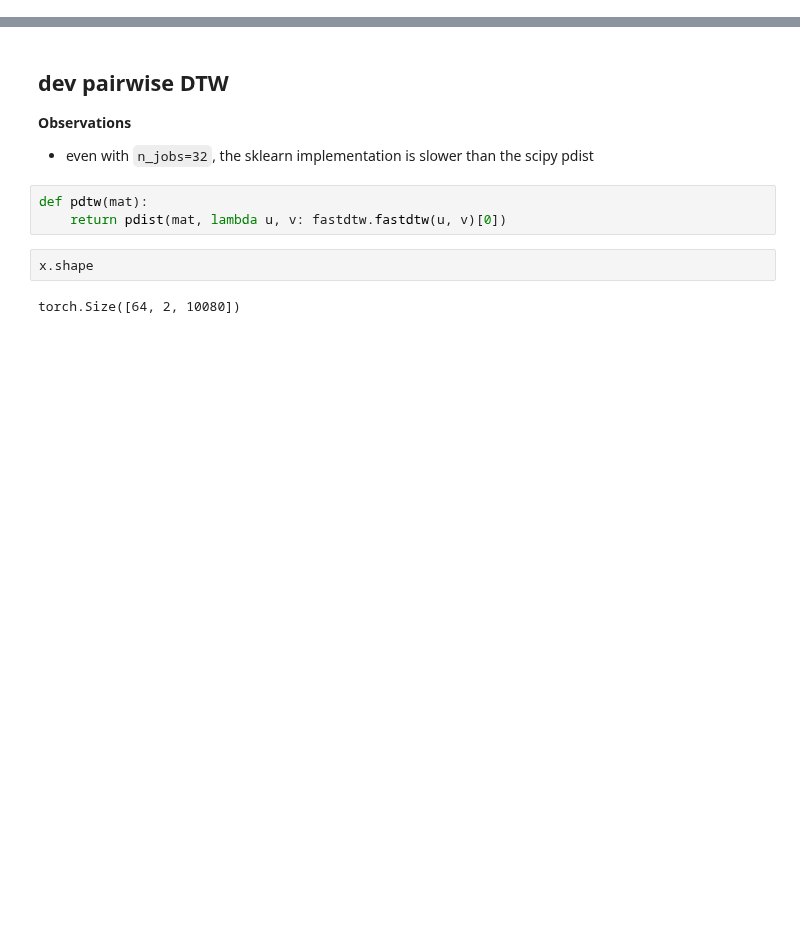
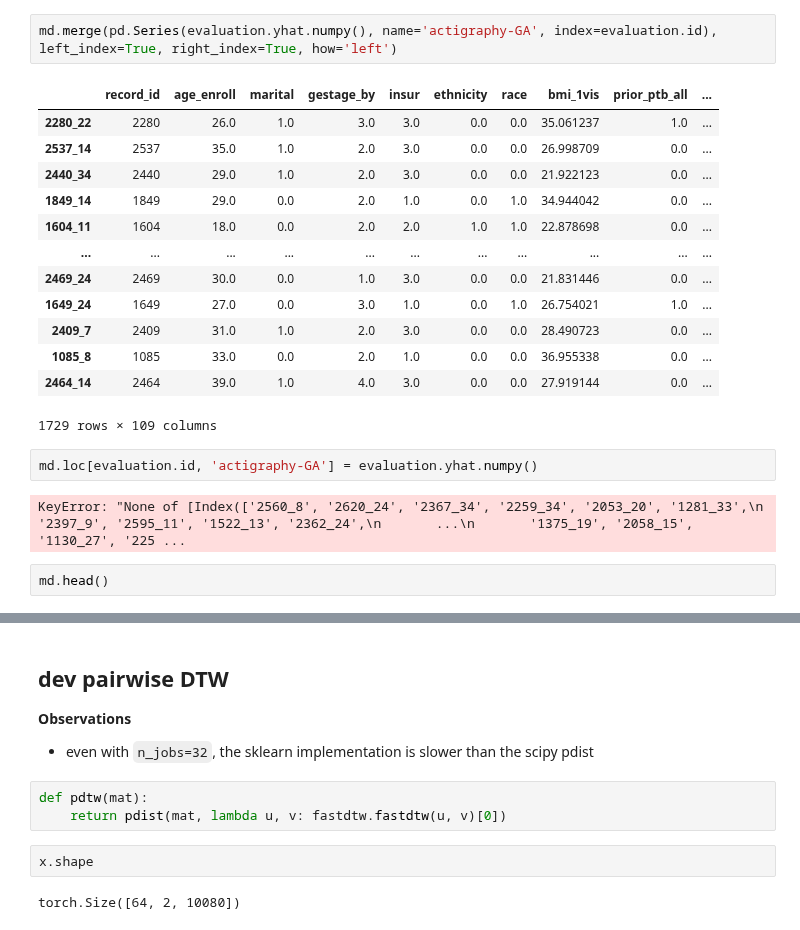
Before and after one commit to nealgravindra/wearables, a Jupyter notebook: notebooks/eval_knndtw_clustering_dev.ipynb, the cells around one changed output, grey strips where cells are left out. Cells and saved outputs as stored; diff of their text form; blank space fills up the shorter version.

```diff
--- a/notebooks/eval_knndtw_clustering_dev.ipynb
+++ b/notebooks/eval_knndtw_clustering_dev.ipynb
@@ -125,0 +147,22 @@ fig.colorbar(im)
+# %%
+md.merge(pd.Series(evaluation.yhat.numpy(), name='actigraphy-GA', index=evaluation.id), left_index=True, right_index=True, how='left')
+# %% [output]
+|  | record_id | age_enroll | marital | gestage_by | insur | ethnicity | race | bmi_1vis | prior_ptb_all | ... |
+| 2280_22 | 2280 | 26.0 | 1.0 | 3.0 | 3.0 | 0.0 | 0.0 | 35.061237 | 1.0 | ... |
+| 2537_14 | 2537 | 35.0 | 1.0 | 2.0 | 3.0 | 0.0 | 0.0 | 26.998709 | 0.0 | ... |
+| 2440_34 | 2440 | 29.0 | 1.0 | 2.0 | 3.0 | 0.0 | 0.0 | 21.922123 | 0.0 | ... |
+| 1849_14 | 1849 | 29.0 | 0.0 | 2.0 | 1.0 | 0.0 | 1.0 | 34.944042 | 0.0 | ... |
+| 1604_11 | 1604 | 18.0 | 0.0 | 2.0 | 2.0 | 1.0 | 1.0 | 22.878698 | 0.0 | ... |
+| ... | ... | ... | ... | ... | ... | ... | ... | ... | ... | ... |
+| 2469_24 | 2469 | 30.0 | 0.0 | 1.0 | 3.0 | 0.0 | 0.0 | 21.831446 | 0.0 | ... |
+| 1649_24 | 1649 | 27.0 | 0.0 | 3.0 | 1.0 | 0.0 | 1.0 | 26.754021 | 1.0 | ... |
+| 2409_7 | 2409 | 31.0 | 1.0 | 2.0 | 3.0 | 0.0 | 0.0 | 28.490723 | 0.0 | ... |
+| 1085_8 | 1085 | 33.0 | 0.0 | 2.0 | 1.0 | 0.0 | 0.0 | 36.955338 | 0.0 | ... |
+| 2464_14 | 2464 | 39.0 | 1.0 | 4.0 | 3.0 | 0.0 | 0.0 | 27.919144 | 0.0 | ... |
+1729 rows × 109 columns
+# %%
+md.loc[evaluation.id, 'actigraphy-GA'] = evaluation.yhat.numpy()
+# %% [output]
+KeyError: "None of [Index(['2560_8', '2620_24', '2367_34', '2259_34', '2053_20', '1281_33',\n       '2397_9', '2595_11', '1522_13', '2362_24',\n       ...\n       '1375_19', '2058_15', '1130_27', '225 ...
+# %%
+md.head()
```
Also changed, not shown: parts of 25 cells of this notebook, 4 other files.
